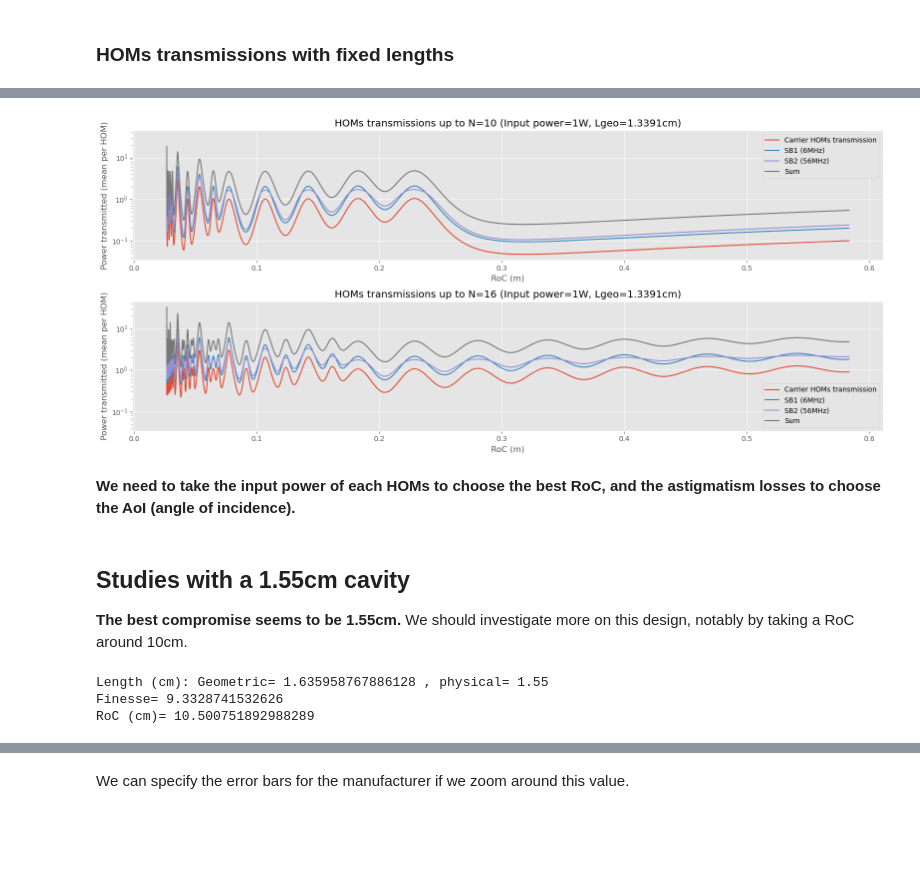
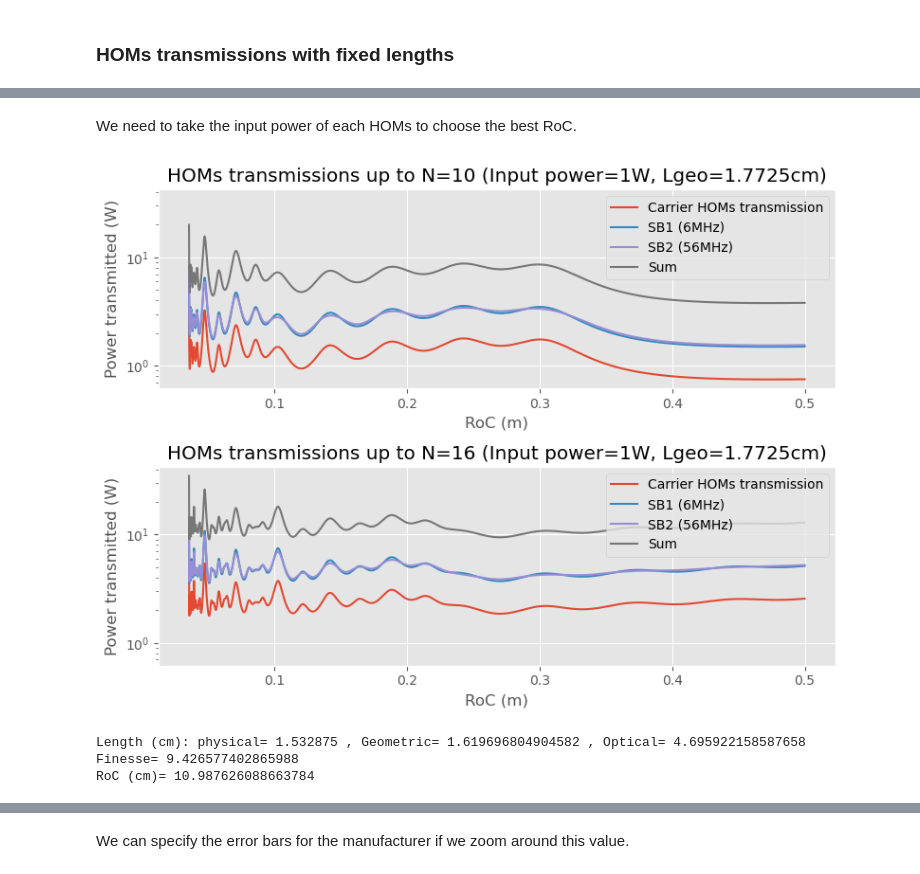
Before and after one commit to antoine-amy/AdV_AMC_design, a Jupyter notebook: MC_design.ipynb, the cells around one changed output, grey strips where cells are left out. Saved outputs shown, nothing was run; the diff lists cells and outputs as text; code cells hidden in the pictures; blank space fills up the shorter version.

```diff
--- a/MC_design.ipynb
+++ b/MC_design.ipynb
@@ -204,15 +127,16 @@ We need to specify a minimum feasable width of the cavity (15mm).
 # %%
 # Heatmap of the HOMs transmissions
 
-# Create a grid of geometric lengths
-Lgeo_vect = np.linspace(1e-2, 3e-2, 101) # cm
+# Create a grid of physical lengths
+Lphys_vect = np.linspace(1e-2, 3e-2, 1001) # cm
 
 # Initialize T_HOMs matrices for carrier and SBs
-T_HOMs_mat_car = np.zeros((len(Lgeo_vect), 1001))
-T_HOMs_mat_SB = np.zeros((len(Lgeo_vect), 1001))
+T_HOMs_mat_car = np.zeros((len(Lphys_vect), 1001))
+T_HOMs_mat_SB = np.zeros((len(Lphys_vect), 1001))
 
 # Loop over geometric lengths and calculate T_HOMs
-for j, Lgeo in enumerate(Lgeo_vect):
+for j, Lphys in enumerate(Lphys_vect):
+    Lgeo = MCdf.Lgeo_cavity(Lphys, 15e-3)  # Geometric length of the cavity
     # Determine the max finesse that respect SB_limit
     FLopt_max = (c * np.sqrt(1 - SB_limit)) / (4 * fm[-1] * np.sqrt(SB_limit))
     Lopt=2*idxn*Lgeo
@@ -222,7 +146,7 @@ for j, Lgeo in enumerate(Lgeo_vect):
     T_HOMs_mat_SB[j, :] = T_HOMs_vect_SB[0]+T_HOMs_vect_SB[1] # Transpose the result to match dimensions
 
     # Print percentage of completion
-    sys.stdout.write("\rProgress: {0:.2f}%".format((j+1)/len(Lgeo_vect)*100))
+    sys.stdout.write("\rProgress: {0:.2f}%".format((j+1)/len(Lphys_vect)*100))
     sys.stdout.flush()
 
 # After the loop
@@ -231,12 +155,12 @@ print("\nCalculation done.")
 # Plot the heatmaps
 plt.figure(figsize=(8, 6))
 
-c1 = plt.pcolormesh(rho_vect, Lgeo_vect*100, np.log10(T_HOMs_mat_car+T_HOMs_mat_SB), cmap='viridis')
-plt.xlabel('RoC (m)')
-plt.ylabel('Geometric length (cm)')
-plt.title('HOM power vs cavity RoC & geometric length with adapted finesse')
+c1 = plt.pcolormesh(rho_vect, Lphys_vect*100, T_HOMs_mat_car+T_HOMs_mat_SB, cmap='viridis')
+plt.xlabel('Radius of Curvature (m)')
+plt.ylabel('Physical length (cm)')
+#plt.title('HOM power vs cavity RoC & geometric length with adapted finesse')
 colorbar=plt.colorbar(c1)
-colorbar.set_label('Log of HOM power (mW)', rotation=270, labelpad=20)
+colorbar.set_label('HOM power (mW)', rotation=270, labelpad=20)
 
 plt.tight_layout()
 plt.show()
@@ -314,48 +307,44 @@ plt.show()
+# %% [markdown]
+We need to take the input power of each HOMs to choose the best RoC.
 # %%
 # Input parameters
-nHOMs=[10, 16]
+nHOMs = [10, 16]
 
-fig, axes = plt.subplots(2, 1, figsize=(16, 7), sharex=False, sharey=True)
+# Create a figure with subplots
+fig, axes = plt.subplots(2, 1, figsize=(8, 6), sharex=False, sharey=True)
 axes = axes.flatten()
 
-Lgeo = MCdf.Lgeo_cavity(0.061315/6, 0.026068)  # Geometric length of the cavity
+Lgeo = MCdf.Lgeo_cavity(0.061315/4, 0.026068)  # Geometric length of the cavity
 Lopt = 2 * idxn * Lgeo  # Optical length travelled by the beam in the cavity
 
 # Determine the max finesse that respect SB_limit
 FLopt_max = (c * np.sqrt(1 - SB_limit)) / (4 * fm[-1] * np.sqrt(SB_limit))
 Fomc = FLopt_max / Lopt
 
 # Call the function with the input parameters
-RoC_max=3.5/6
-
+RoC_max = 0.5
 
 for i, n in enumerate(nHOMs):
     P_HOMs = [np.ones(n), np.full(n, 2), np.full(n, 2)]  # Input power of carrier & SBs HOMs
     rho_vect, T_HOMs_vect_car, T_HOMs_vect_SB = MCdf.THOMvsRoC(Lgeo, Fomc, RoC_max, fm, P_HOMs, 10001)
 
-    # Calculate  the total transmissions of the HOMs & the ideal RoC
+    # Calculate the total transmissions of the HOMs & the ideal RoC
     T_HOMs_vect_sum = T_HOMs_vect_car + T_HOMs_vect_SB[0] + T_HOMs_vect_SB[1]
     r = rho_vect[np.argmin(T_HOMs_vect_sum)]
-    g=1-Lgeo/r
+    g = 1-Lgeo/r
 
     ax = axes[i]
     ax.plot(rho_vect, T_HOMs_vect_car, label='Carrier HOMs transmission')
     ax.plot(rho_vect, T_HOMs_vect_SB[0], label='SB1 (6MHz)')
     ax.plot(rho_vect, T_HOMs_vect_SB[1], label='SB2 (56MHz)')
     ax.plot(rho_vect, T_HOMs_vect_sum, label='Sum')
     ax.set_xlabel('RoC (m)')
-    ax.set_ylabel('Power transmitted (mean per HOM)')
+    ax.set_ylabel('Power transmitted (W)')
     ax.set_yscale('log')
     ax.set_title(f'HOMs transmissions up to N={n} (Input power=1W, Lgeo={round((Lgeo)*1e2,4)}cm)')
     ax.legend()
 
 plt.tight_layout()
 plt.show()
 # %% [output]
-[figure, old version]
+[figure, new version]
-# %% [markdown]
-**We need to take the input power of each HOMs to choose the best RoC, and the astigmatism losses to choose the AoI (angle of incidence).**
-# %% [markdown]
-## Studies with a 1.55cm cavity
-
-**The best compromise seems to be 1.55cm.** We should investigate more on this design, notably by taking a RoC around 10cm.
@@ -362,7 +353,7 @@ plt.show()
 # %%
 # Characteristics & losses estimations
 
-cavity_dim=[[0.06200/4],[15e-3]] # Fixed physical lengths & width of the cavity
+cavity_dim=[[0.061315/4],[15e-3]] # Fixed physical lengths & width of the cavity
 Lgeo=MCdf.Lgeo_cavity(cavity_dim[0][0], cavity_dim[1][0]) # Compute the geometric length of the cavity
 Lopt=2 * idxn * Lgeo
 
@@ -379,10 +370,10 @@ T_HOMs_vect_sum_filtered = T_HOMs_vect_sum[indices]
 min_index_filtered = np.argmin(T_HOMs_vect_sum_filtered) # Find the index of the minimum T_HOMs in the filtered T_HOMs_vect_sum
 Ideal_RoC = rho_vect_filtered[min_index_filtered] # Get the corresponding rho value from the filtered rho_vect
 
-print("Length (cm): Geometric=", Lgeo*1e2, ", physical=", cavity_dim[0][0]*1e2)
+print("Length (cm): physical=", cavity_dim[0][0]*1e2, ", Geometric=", Lgeo*1e2, ", Optical=", Lopt*1e2)
 print("Finesse=", Fomc)
 print("RoC (cm)=", Ideal_RoC*1e2)
 # %% [output]
-Length (cm): Geometric= 1.635958767886128 , physical= 1.55
-Finesse= 9.3328741532626
-RoC (cm)= 10.500751892988289
+Length (cm): physical= 1.532875 , Geometric= 1.619696804904582 , Optical= 4.695922158587658
+Finesse= 9.426577402865988
+RoC (cm)= 10.987626088663784
```
Also changed, not shown: parts of 32 cells of this notebook, 19 other files.
